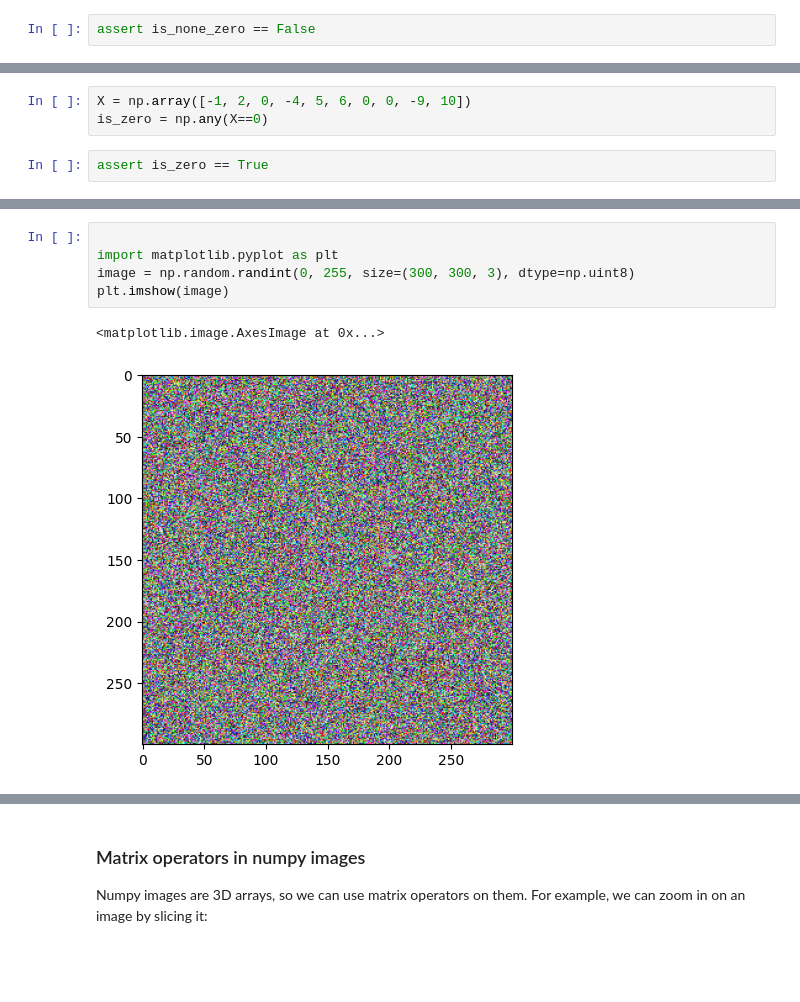
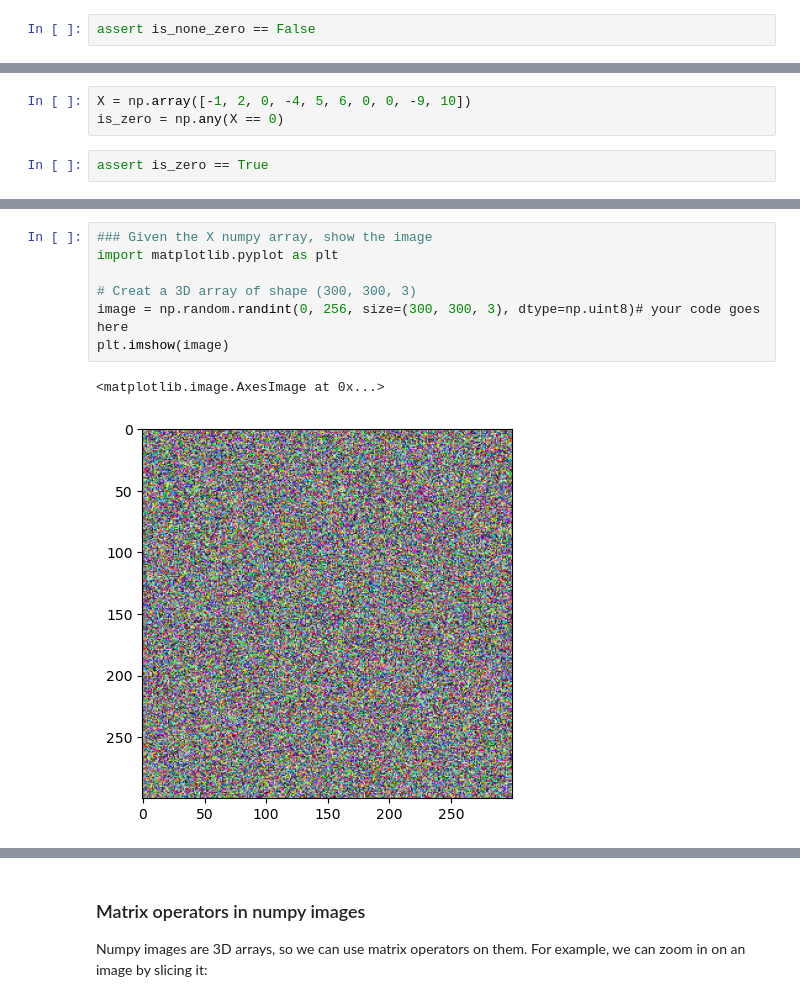
Before and after one commit to thaisonatk/python-datascience-course, a Jupyter notebook: week_ (3)/2. NumPy exercises.ipynb, the cells around one changed output, grey strips where cells are left out. Drawn from its saved outputs; the diff is of its cells as text; blank space fills up the shorter version.

```diff
--- a/week_ (3)/2. NumPy exercises.ipynb
+++ b/week_ (3)/2. NumPy exercises.ipynb
@@ -339,7 +314,7 @@ assert is_none_zero == False
 ### Given the X numpy array, return True if any of its elements is zero
 # %%
 X = np.array([-1, 2, 0, -4, 5, 6, 0, 0, -9, 10])
-is_zero = np.any(X==0)
+is_zero = np.any(X == 0)
 # %%
 assert is_zero == True
 # %% [markdown]
@@ -348,12 +323,14 @@ assert is_zero == True
 ## Image manipulation
 An image is a 3D array of shape (height, width, channels). Each pixel is represented by a 3-element vector of numbers, representing the red, green, and blue channels. The values in this vector can range from 0 to 255. We can represent an image as a numpy array, and manipulate it using numpy functions.
 # %%
+### Given the X numpy array, show the image
+import matplotlib.pyplot as plt
 
-import matplotlib.pyplot as plt
-image = np.random.randint(0, 255, size=(300, 300, 3), dtype=np.uint8)
+# Creat a 3D array of shape (300, 300, 3)
+image = np.random.randint(0, 256, size=(300, 300, 3), dtype=np.uint8)# your code goes here
 plt.imshow(image)
 # %% [output]
 <matplotlib.image.AxesImage at 0x...>
-[figure, old version]
+[figure, new version]
 # %%
 # Creat all white image 3D array of shape (300, 300, 3), what should be the values of the array?
```
Also changed, not shown: parts of 30 cells of this notebook.
